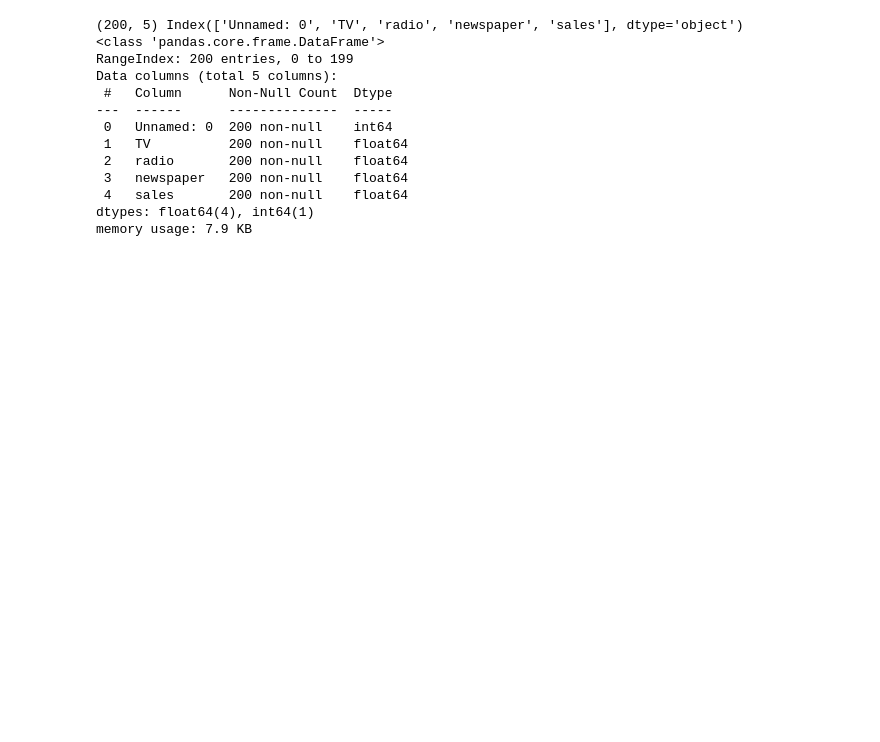
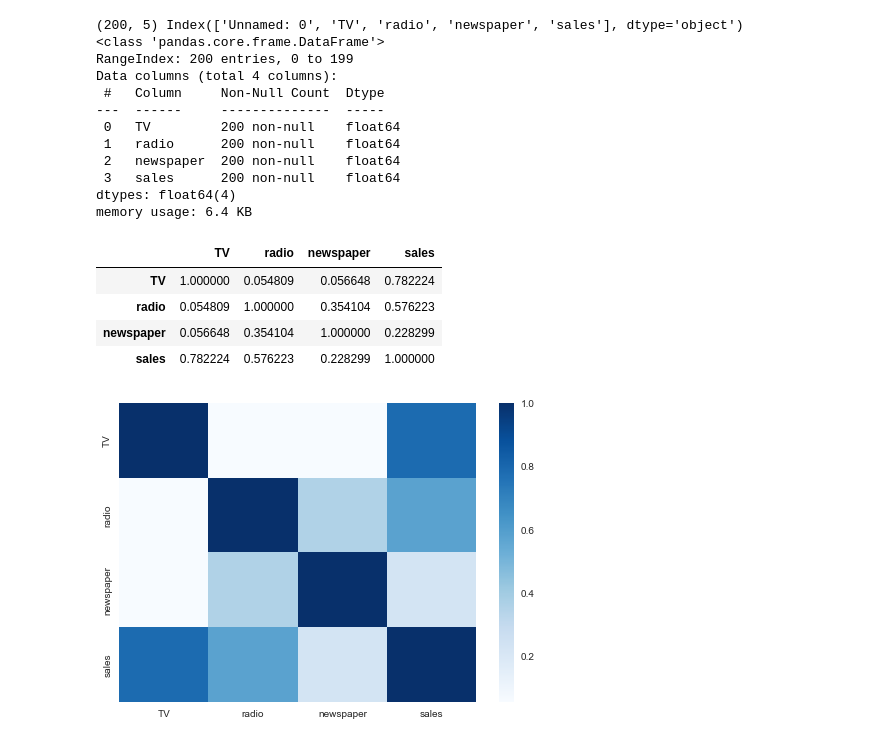
Before and after one commit to msanchezr99/ProblemSets, a Jupyter notebook: Regresion_advertising.ipynb, the cells around one changed output. Cells and saved outputs as stored; diff of their text form; code cells hidden in the pictures; blank space fills up the shorter version.

```diff
--- a/Regresion_advertising.ipynb
+++ b/Regresion_advertising.ipynb
@@ -8,27 +8,48 @@ import sklearn.linear_model as lm
 import statsmodels.api as sm
 import statsmodels.stats.api as sms
 from statsmodels.compat import lzip
+import statsmodels.formula.api as smf
 from statsmodels.stats.outliers_influence import variance_inflation_factor
+
+plt.style.use('seaborn') # pretty matplotlib plots
+
+plt.rc('font', size=14)
+plt.rc('figure', titlesize=18)
+plt.rc('axes', labelsize=15)
+plt.rc('axes', titlesize=18)
 
 data=pd.read_csv(
     "C:/Users/marti/OneDrive/Documentos/personal/Universidad/Econometria/ProblemSets/Advertising.csv")
 #Resumen datos
 print(data.shape,data.columns)
+data.drop("Unnamed: 0", inplace=True,axis=1)
+#auto.dropna(inplace=True) bota las filas completas con NaN?
+#auto.reset_index(drop=True, inplace=True)
 data.info()
 # %% [output]
 (200, 5) Index(['Unnamed: 0', 'TV', 'radio', 'newspaper', 'sales'], dtype='object')
 <class 'pandas.core.frame.DataFrame'>
 RangeIndex: 200 entries, 0 to 199
-Data columns (total 5 columns):
- #   Column      Non-Null Count  Dtype
----  ------      --------------  -----
- 0   Unnamed: 0  200 non-null    int64
- 1   TV          200 non-null    float64
- 2   radio       200 non-null    float64
- 3   newspaper   200 non-null    float64
- 4   sales       200 non-null    float64
-dtypes: float64(4), int64(1)
-memory usage: 7.9 KB
+Data columns (total 4 columns):
+ #   Column     Non-Null Count  Dtype
+---  ------     --------------  -----
+ 0   TV         200 non-null    float64
+ 1   radio      200 non-null    float64
+ 2   newspaper  200 non-null    float64
+ 3   sales      200 non-null    float64
+dtypes: float64(4)
+memory usage: 6.4 KB
+# %%
+#sns.boxplot(x="State",y="Profit",data=data)
+sns.heatmap(data.corr(),cmap="Blues")
+data.corr()
+# %% [output]
+|  | TV | radio | newspaper | sales |
+| TV | 1.000000 | 0.054809 | 0.056648 | 0.782224 |
+| radio | 0.054809 | 1.000000 | 0.354104 | 0.576223 |
+| newspaper | 0.056648 | 0.354104 | 1.000000 | 0.228299 |
+| sales | 0.782224 | 0.576223 | 0.228299 | 1.000000 |
+[figure, added]
 # %%
 #data.plot(kind='scatter',x='TV',y='sales')#bivariado
 #par a par
```
Also changed, not shown: parts of 11 cells of this notebook, 1 other file.
